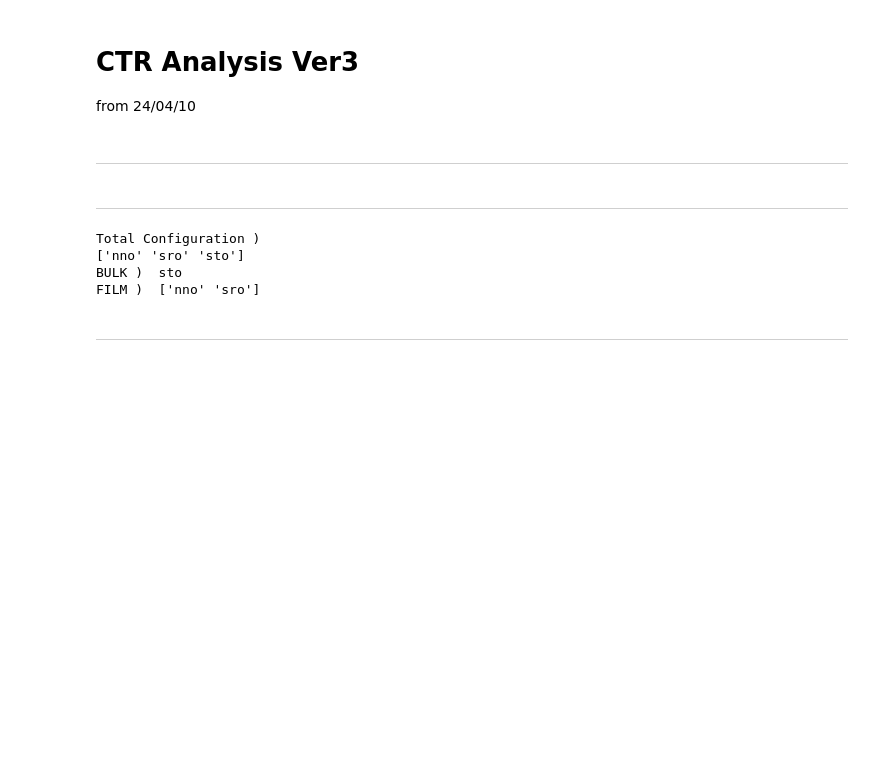
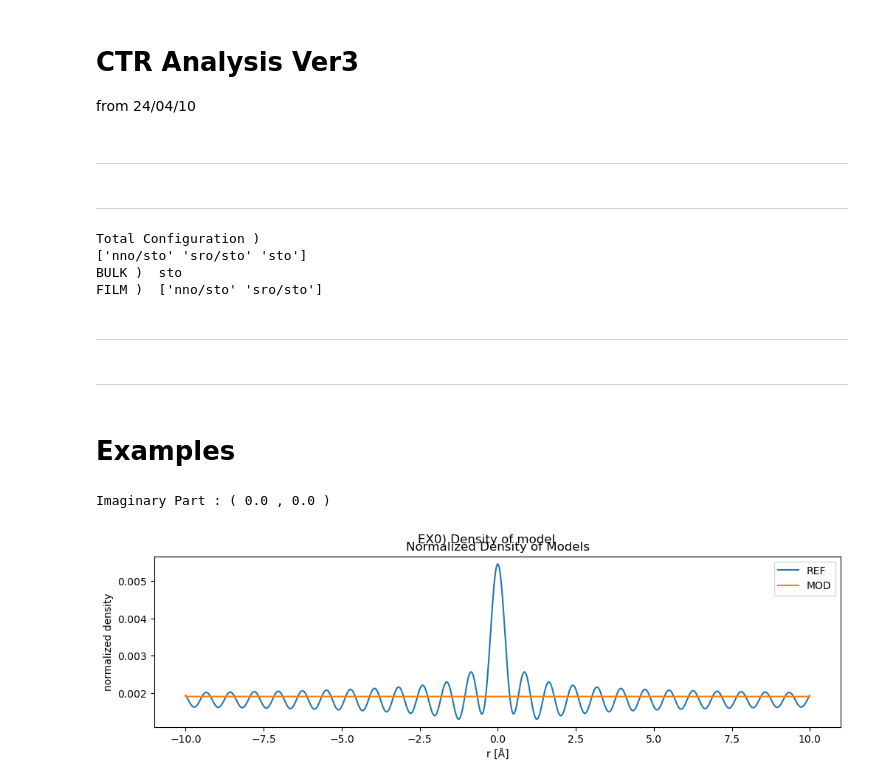
Before and after one commit to SeongSihun/XRD-Analysis, a Jupyter notebook: CTR_Analysis_ver3.ipynb, the cells around one changed output. Cells and saved outputs as stored; diff of their text form; code cells hidden in the pictures; blank space fills up the shorter version.

```diff
--- a/CTR_Analysis_ver3.ipynb
+++ b/CTR_Analysis_ver3.ipynb
@@ -208,8 +214,12 @@ class Film():
         self.Na, self.Nb, self.Nc = NaNbNc
         #
         self.configuration = configuration
-    def __call__(self):
+
+    def __call__(self, *args):
+        if len(args)>0:
+            return self.molecule(*args)
         return self.molecule()
+
     def __truediv__(self, substrate):
         return Film(self.molecule, self.NaNbNc, [*self.configuration, substrate])
 
@@ -230,9 +240,10 @@ NNO = Film(nno, (10, 10, 10))
 NGO = Film(ngo, (10, 10, 10))
 #
 SRO_sto = Film(sro/sto, (10, 10, 100))
-#
+NNO_sto = Film(nno/sto, (10, 10, 100))
+##
 SRO_STO = Sample(SRO_sto/STO)
-NNO_SRO_STO = Sample(NNO/SRO/STO)
+NNO_SRO_STO = Sample(NNO_sto/SRO_sto/STO)
 
 # SAMP = Sample(SRO)
 print('Total Configuration )')
@@ -241,6 +252,6 @@ print(f'BULK )  {NNO_SRO_STO.bulk()}')
 print(f'FILM )  {vec(*[x() for x in NNO_SRO_STO.films])}')
 # %% [output]
 Total Configuration )
-['nno' 'sro' 'sto']
+['nno/sto' 'sro/sto' 'sto']
 BULK )  sto
-FILM )  ['nno' 'sro']
+FILM )  ['nno/sto' 'sro/sto']
@@ -324,0 +379,33 @@ class Detector:
+# %% [markdown]
+---
+# %% [markdown]
+# Examples
+# %%
+# AFF to n(r)
+def EX0_Density():
+    plt.figure(figsize = (12,3))
+    # plt.subplot(1,2,1)
+    R   = np.arange(-10, 10, 0.01) # Å unit
+    XRD = Detector(CuKa1, atom = O)
+    nG_ref  = XRD.AFF(REF=True)
+    nG_mod  = XRD.AFF(REF=False)
+    GG  = XRD.DK
+    nR_ref = []
+    nR_mod = []
+    for r in R:
+        nR_ref.append( np.sum(nG_ref) + np.sum(nG_ref * exp(-1j * GG * r))+np.sum(nG_ref * exp(1j * GG * r)) )
+        nR_mod.append( np.sum(nG_mod) + np.sum(nG_mod * exp(-1j * GG * r))+np.sum(nG_mod * exp(1j * GG * r)) )
+    print('Imaginary Part : (', norm(np.imag(nR_ref)), ',', norm(np.imag(nR_mod)), ')')
+    (nR_ref, nR_mod) = map(np.real, [nR_ref, nR_mod])
+    plt.plot(R, nR_ref/np.mean(nR_ref) * O.Z/(4/3 * pi * np.max(np.abs(R))**3), label = 'REF')
+    plt.plot(R, nR_mod/np.mean(nR_mod) * O.Z/(4/3 * pi * np.max(np.abs(R))**3), label = 'MOD')
+    # plt.plot(R, np.zeros_like(R), linestyle='dashed', linewidth=1)
+    plt.legend()
+    plt.title('Normalized Density of Models')
+    plt.xlabel('r [Å]')
+    plt.ylabel('normalized density')
+    plt.suptitle('EX0) Density of model')
+EX0_Density()
+# %% [output]
+Imaginary Part : ( 0.0 , 0.0 )
+[figure, added]
```
Also changed, not shown: parts of 19 cells of this notebook, 1 other file.
